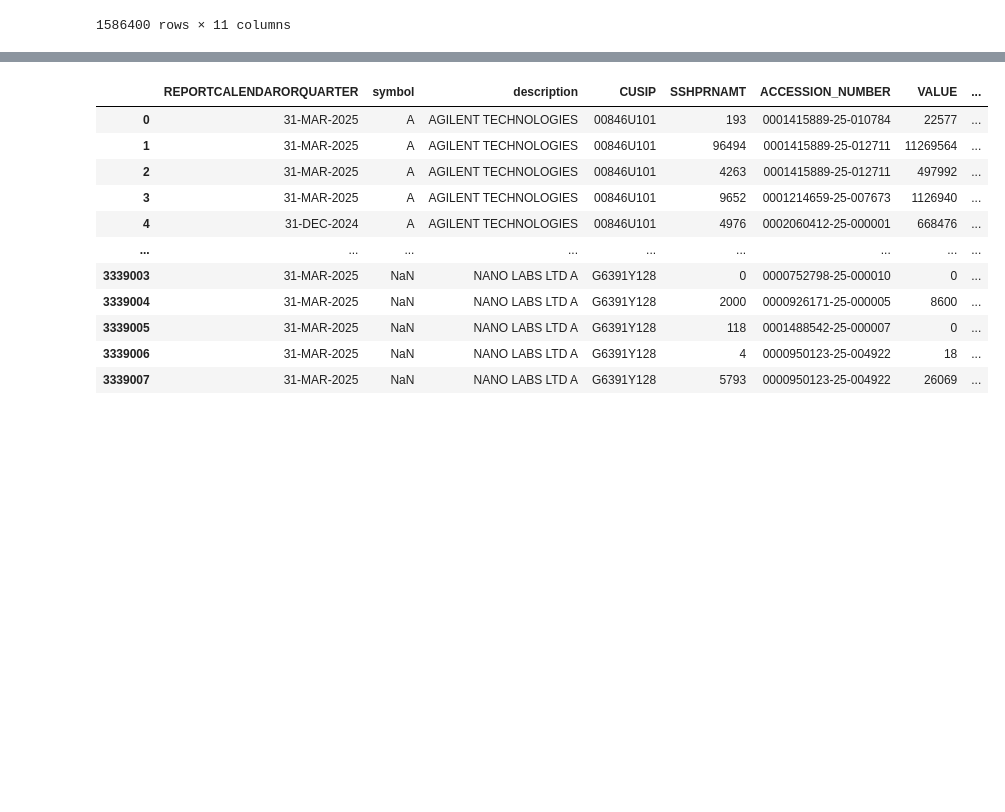
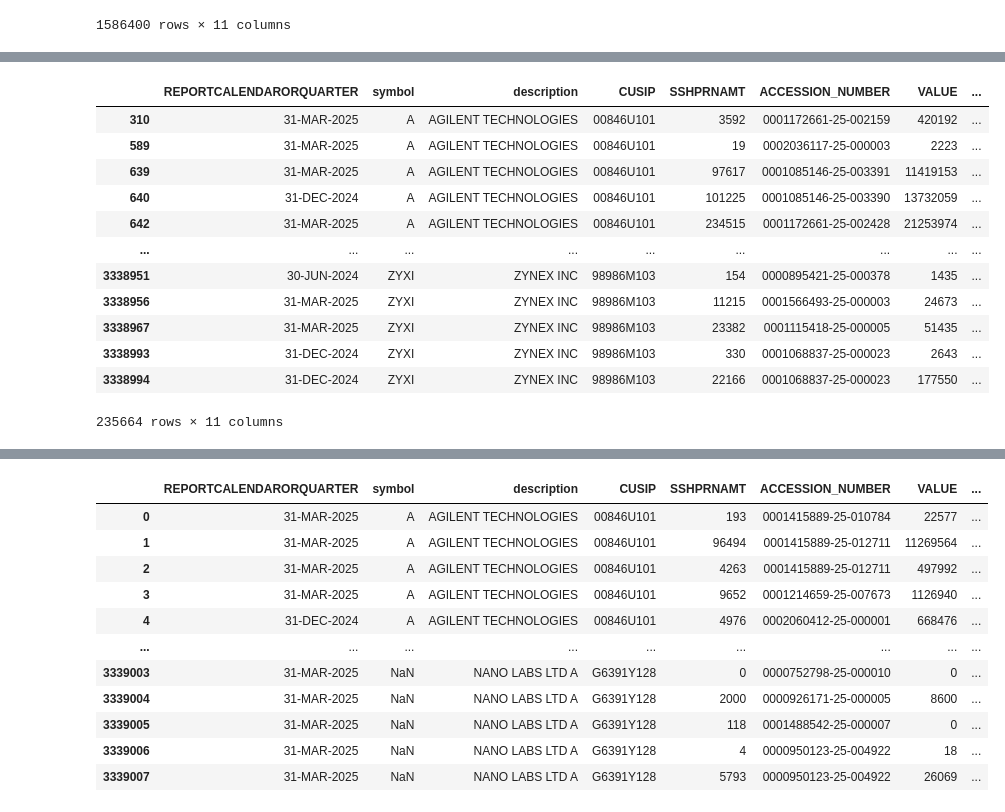
Before and after one commit to uddhavkalra/Stocks-Responsiveness, a Jupyter notebook: Initial_stuff.ipynb, the cells around one changed output, grey strips where cells are left out. Cells and saved outputs as stored; diff of their text form; code cells hidden in the pictures; blank space fills up the shorter version.

```diff
--- a/Initial_stuff.ipynb
+++ b/Initial_stuff.ipynb
@@ -316,0 +333,16 @@ a[a['AMENDMENTNO'] == 5]
+# %%
+a[a['AMENDMENTTYPE'] == 'RESTATEMENT']
+# %% [output]
+|  | REPORTCALENDARORQUARTER | symbol | description | CUSIP | SSHPRNAMT | ACCESSION_NUMBER | VALUE | ... |
+| 310 | 31-MAR-2025 | A | AGILENT TECHNOLOGIES | 00846U101 | 3592 | 0001172661-25-002159 | 420192 | ... |
+| 589 | 31-MAR-2025 | A | AGILENT TECHNOLOGIES | 00846U101 | 19 | 0002036117-25-000003 | 2223 | ... |
+| 639 | 31-MAR-2025 | A | AGILENT TECHNOLOGIES | 00846U101 | 97617 | 0001085146-25-003391 | 11419153 | ... |
+| 640 | 31-DEC-2024 | A | AGILENT TECHNOLOGIES | 00846U101 | 101225 | 0001085146-25-003390 | 13732059 | ... |
+| 642 | 31-MAR-2025 | A | AGILENT TECHNOLOGIES | 00846U101 | 234515 | 0001172661-25-002428 | 21253974 | ... |
+| ... | ... | ... | ... | ... | ... | ... | ... | ... |
+| 3338951 | 30-JUN-2024 | ZYXI | ZYNEX INC | 98986M103 | 154 | 0000895421-25-000378 | 1435 | ... |
+| 3338956 | 31-MAR-2025 | ZYXI | ZYNEX INC | 98986M103 | 11215 | 0001566493-25-000003 | 24673 | ... |
+| 3338967 | 31-MAR-2025 | ZYXI | ZYNEX INC | 98986M103 | 23382 | 0001115418-25-000005 | 51435 | ... |
+| 3338993 | 31-DEC-2024 | ZYXI | ZYNEX INC | 98986M103 | 330 | 0001068837-25-000023 | 2643 | ... |
+| 3338994 | 31-DEC-2024 | ZYXI | ZYNEX INC | 98986M103 | 22166 | 0001068837-25-000023 | 177550 | ... |
+235664 rows × 11 columns
```
Also changed, not shown: parts of 6 cells of this notebook, 1 other file.
